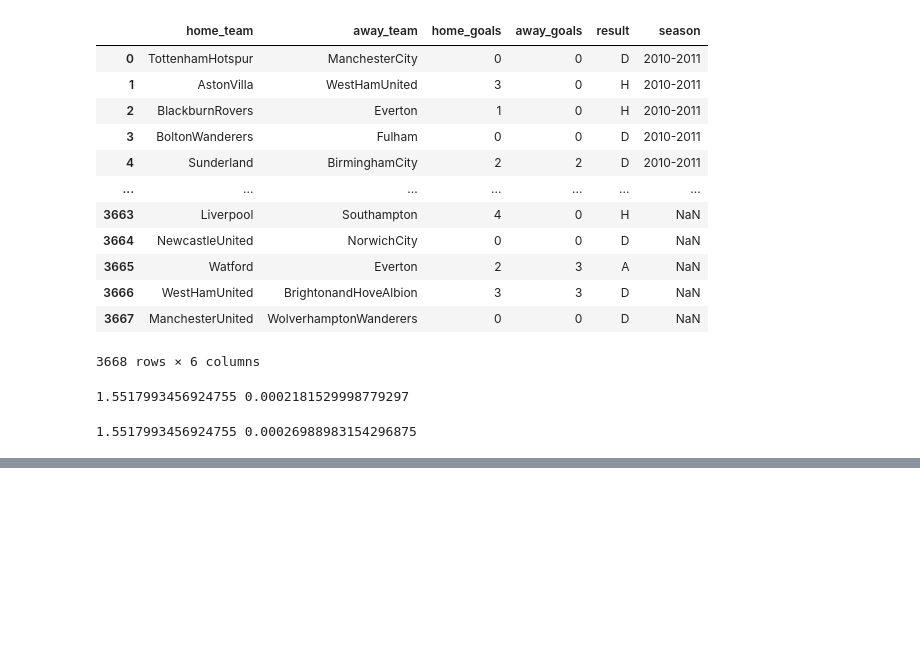
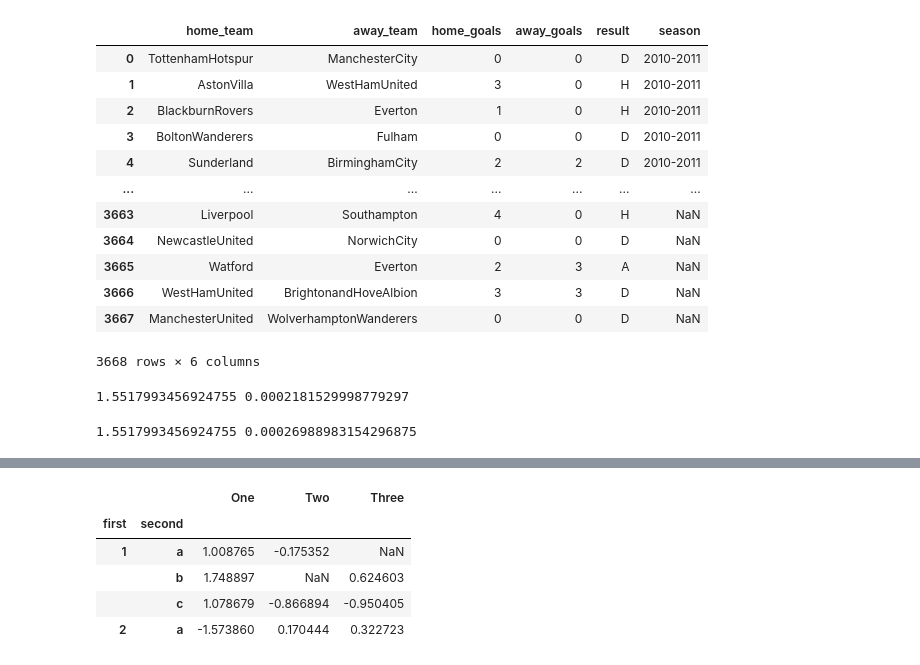
Before and after one commit to galaxy1014/ML_module_summary, a Jupyter notebook: Pandas/Basic Function/Basic Functionality.ipynb, the cells around one changed output, grey strips where cells are left out. Saved outputs shown, nothing was run; the diff lists cells and outputs as text; code cells hidden in the pictures; blank space fills up the shorter version.

```diff
--- a/Pandas/Basic Function/Basic Functionality.ipynb
+++ b/Pandas/Basic Function/Basic Functionality.ipynb
@@ -219,3 +219,7 @@ start = time.time() # 시작시간 측정
 print(np.nanmean(df['home_goals']), time.time() - start)
 # %% [output]
 1.5517993456924755 0.00026988983154296875
+# %%
+df = pd.DataFrame({'One' : pd.Series(np.random.randn(4), index=['a','b','c','d']),
+                    'Two' : pd.Series(np.random.randn(3), index=['a','c','d']),
+                   'Three' : pd.Series(np.random.randn(3), index=['b','c','d'])})
@@ -221,0 +287,14 @@ print(np.nanmean(df['home_goals']), time.time() - start)
+# %%
+# 데이터프레임 사본 생성
+m_df = df.copy()
+# %%
+# 멀티인덱스 생성
+m_df.index = pd.MultiIndex.from_tuples([(1,'a'),(1,'b'),(1,'c'),(2,'a')], names=['first','second'])
+m_df
+# %% [output]
+|  |  | One | Two | Three |
+| first | second |  |  |  |
+| 1 | a | 1.008765 | -0.175352 | NaN |
+|  | b | 1.748897 | NaN | 0.624603 |
+|  | c | 1.078679 | -0.866894 | -0.950405 |
+| 2 | a | -1.573860 | 0.170444 | 0.322723 |
```
Also changed, not shown: parts of 18 cells of this notebook, 1 other file.
